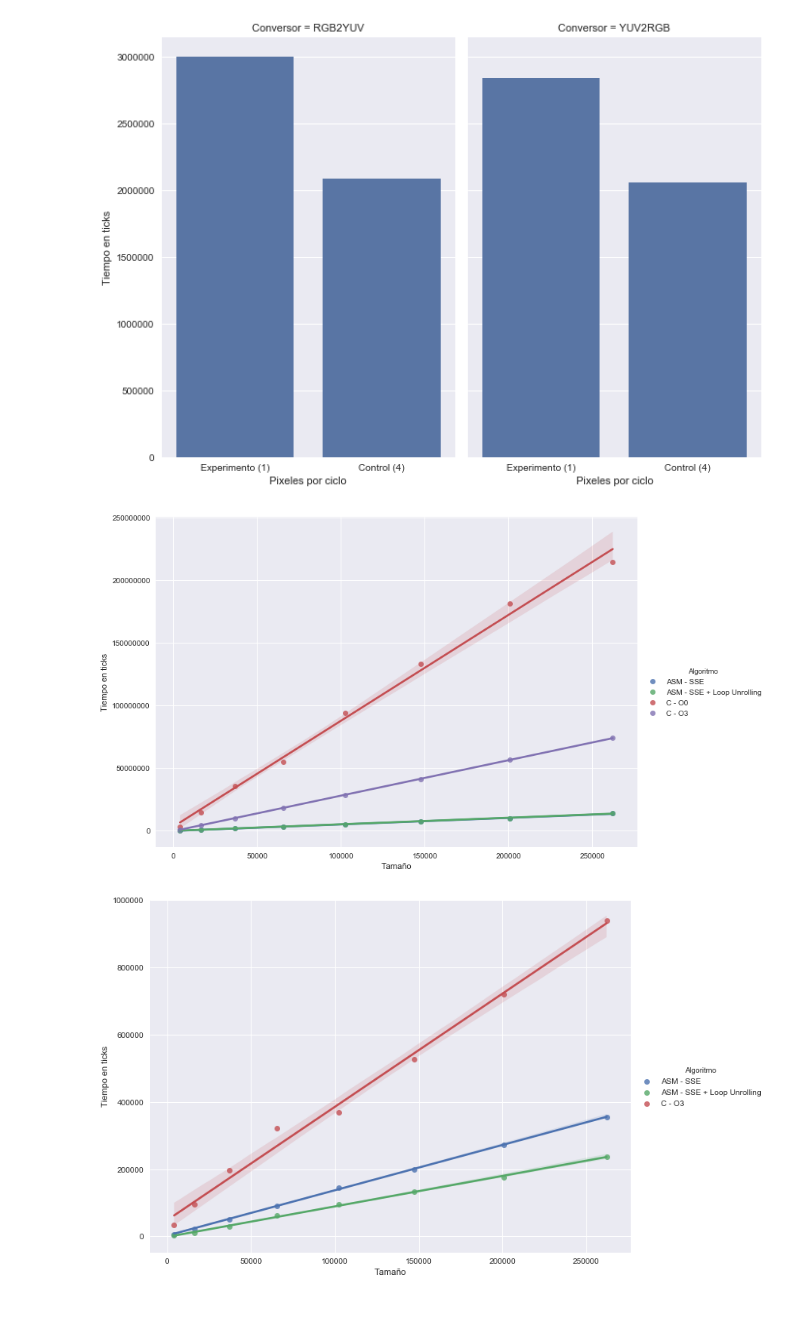
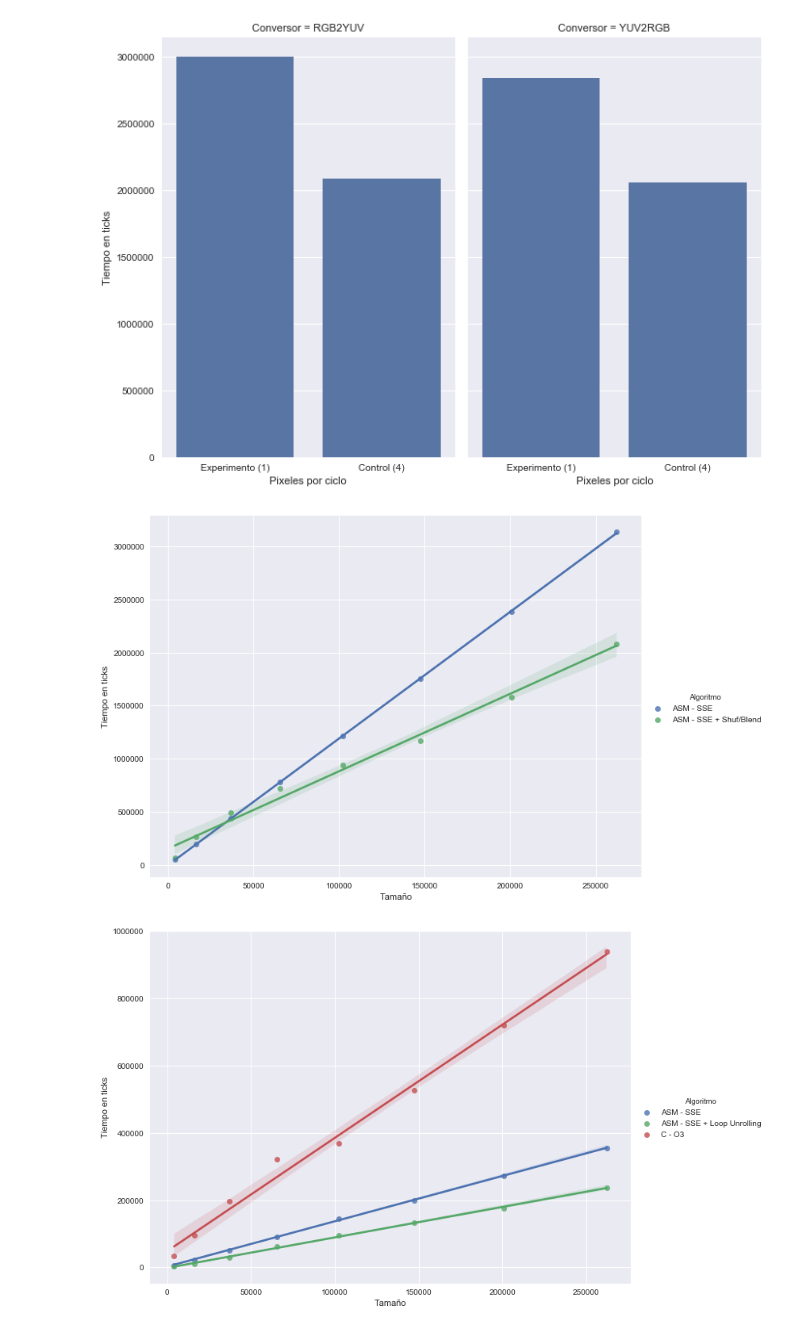
Before and after one commit to ZebaSz/orga2-tp2, a Jupyter notebook: informe/data/Orga2-TP2.ipynb, the cells around one changed output. Cells and saved outputs as stored; diff of their text form; code cells hidden in the pictures.

Commit message:
Agregar datos de experimento lineaZoom shuffle

```diff
--- a/informe/data/Orga2-TP2.ipynb
+++ b/informe/data/Orga2-TP2.ipynb
@@ -181,15 +181,16 @@ plt.show()
 # %% [output]
 [figure]
 # %%
-dfUnroll = pd.read_csv('maxCloser-unroll.csv')
-dfUnroll[algo] = dfUnroll[algo].map({1: 'ASM - SSE + Loop Unrolling'})
+dfShuf = pd.read_csv('linearZoom-shuf.csv')
+dfShuf[algo] = dfShuf[algo].map({1: 'ASM - SSE + Shuf/Blend'})
 
-df = pd.concat([dfMaxCloser, dfUnroll], ignore_index=True)
+dfZoomCopy = dfZoom[dfZoom.Algoritmo == ASM]
+df = pd.concat([dfZoomCopy, dfShuf], ignore_index=True)
 df = df.groupby([algo, tam]).min().reset_index()
 
 sns.lmplot(x=tam, y=ticks, data=df, hue=algo, truncate=True, size=7, aspect=1.4)
 plt.ylabel('Tiempo en ticks')
 plt.gca().get_yaxis().get_major_formatter().set_scientific(False)
 plt.show()
 # %% [output]
-[figure, old version]
+[figure, new version]
```
Also changed, not shown: parts of 1 cell of this notebook, 1 other file.
